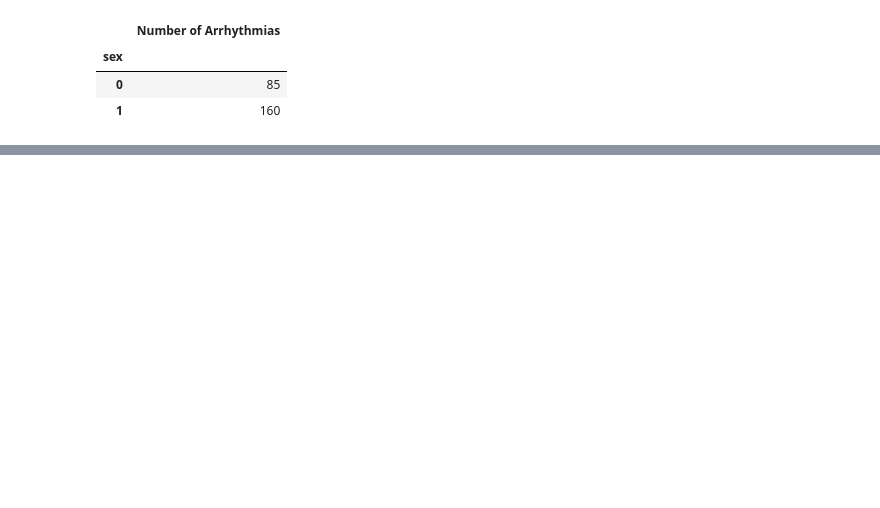
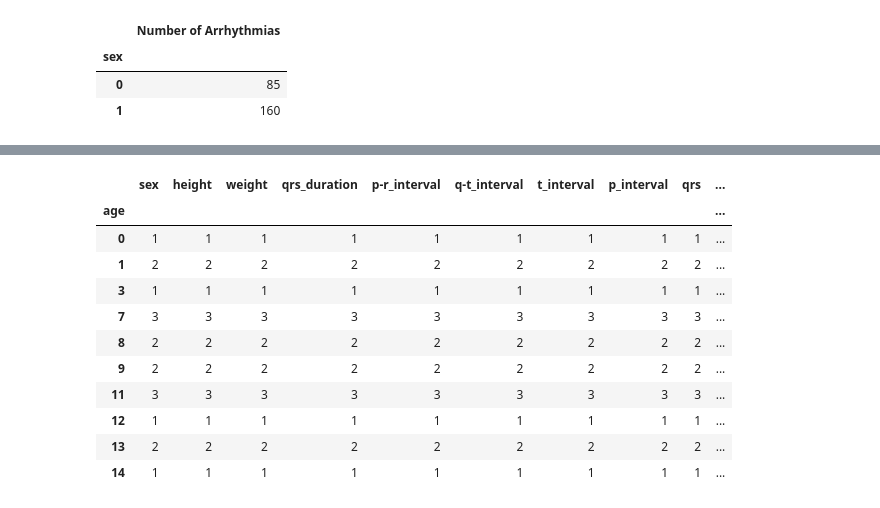
Before and after one commit to Almandiro/Rutgers_DS_Project_1, a Jupyter notebook: visualization.ipynb, the cells around one changed output, grey strips where cells are left out. Cells and saved outputs as stored; diff of their text form; code cells hidden in the pictures; blank space fills up the shorter version.

```diff
--- a/visualization.ipynb
+++ b/visualization.ipynb
@@ -71,0 +74,19 @@ plt.show()
+# %%
+# Using GroupBy in order to separate the data into fields according to "sex" values
+grouped_age_df = clean_data_df.groupby(['age'])
+
+# In order to be visualized, a data function must be used...
+grouped_age_df.count().head(10)
+# %% [output]
+|  | sex | height | weight | qrs_duration | p-r_interval | q-t_interval | t_interval | p_interval | qrs | ... |
+| age |  |  |  |  |  |  |  |  |  | ... |
+| 0 | 1 | 1 | 1 | 1 | 1 | 1 | 1 | 1 | 1 | ... |
+| 1 | 2 | 2 | 2 | 2 | 2 | 2 | 2 | 2 | 2 | ... |
+| 3 | 1 | 1 | 1 | 1 | 1 | 1 | 1 | 1 | 1 | ... |
+| 7 | 3 | 3 | 3 | 3 | 3 | 3 | 3 | 3 | 3 | ... |
+| 8 | 2 | 2 | 2 | 2 | 2 | 2 | 2 | 2 | 2 | ... |
+| 9 | 2 | 2 | 2 | 2 | 2 | 2 | 2 | 2 | 2 | ... |
+| 11 | 3 | 3 | 3 | 3 | 3 | 3 | 3 | 3 | 3 | ... |
+| 12 | 1 | 1 | 1 | 1 | 1 | 1 | 1 | 1 | 1 | ... |
+| 13 | 2 | 2 | 2 | 2 | 2 | 2 | 2 | 2 | 2 | ... |
+| 14 | 1 | 1 | 1 | 1 | 1 | 1 | 1 | 1 | 1 | ... |
```
Also changed, not shown: parts of 11 cells of this notebook.
